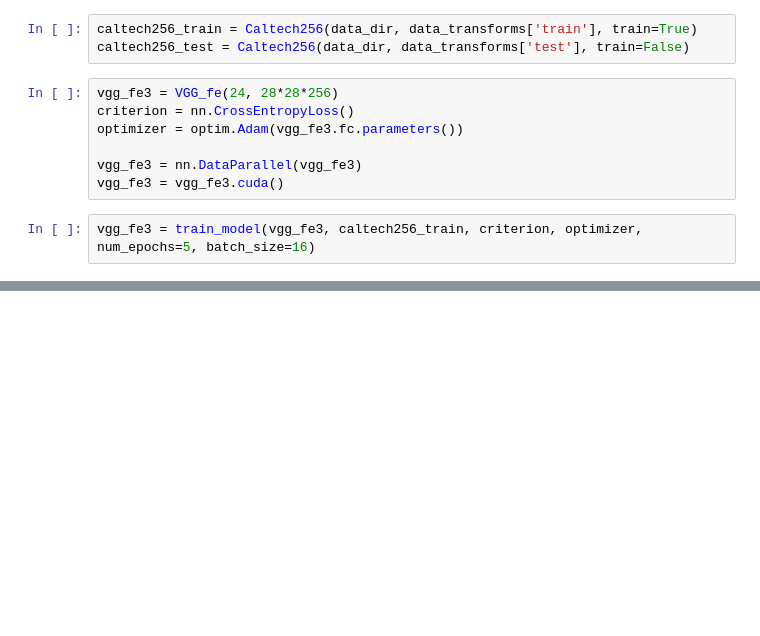
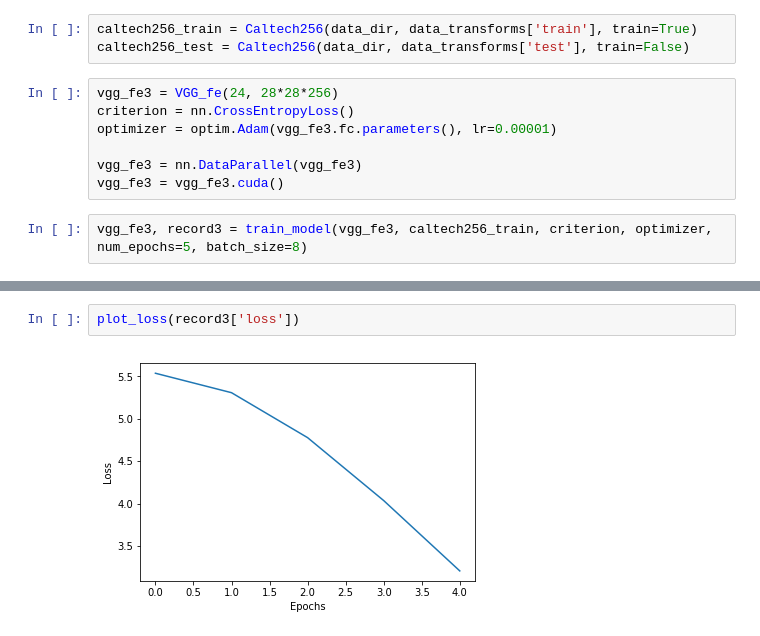
Before and after one commit to Fnjn/UCSD-CSE-253, a Jupyter notebook: hw3/feature_extraction.ipynb, the cells around one changed output, grey strips where cells are left out. Saved outputs shown, nothing was run; the diff lists cells and outputs as text; blank space fills up the shorter version.

```diff
--- a/hw3/feature_extraction.ipynb
+++ b/hw3/feature_extraction.ipynb
@@ -51,10 +54,10 @@ caltech256_test = Caltech256(data_dir, data_transforms['test'], train=False)
 # %%
 vgg_fe3 = VGG_fe(24, 28*28*256)
 criterion = nn.CrossEntropyLoss()
-optimizer = optim.Adam(vgg_fe3.fc.parameters())
+optimizer = optim.Adam(vgg_fe3.fc.parameters(), lr=0.00001)
 
 vgg_fe3 = nn.DataParallel(vgg_fe3)
 vgg_fe3 = vgg_fe3.cuda()
 # %%
-vgg_fe3 = train_model(vgg_fe3, caltech256_train, criterion, optimizer, num_epochs=5, batch_size=16)
+vgg_fe3, record3 = train_model(vgg_fe3, caltech256_train, criterion, optimizer, num_epochs=5, batch_size=8)
 # %% [output]
@@ -87,0 +136,4 @@ each_class_accuracy(vgg_fe4, caltech256_test)
+# %%
+plot_loss(record3['loss'])
+# %% [output]
+[figure, added]
```
Also changed, not shown: parts of 11 cells of this notebook, 5 other files.
